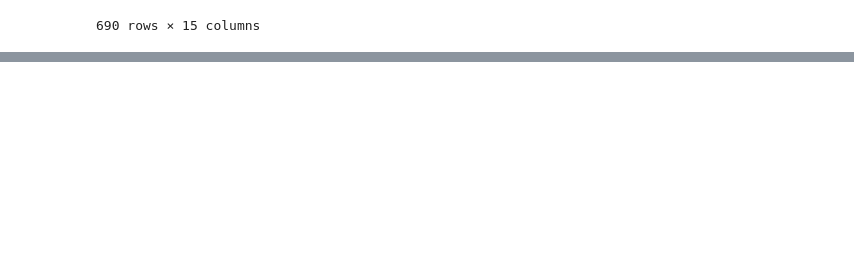
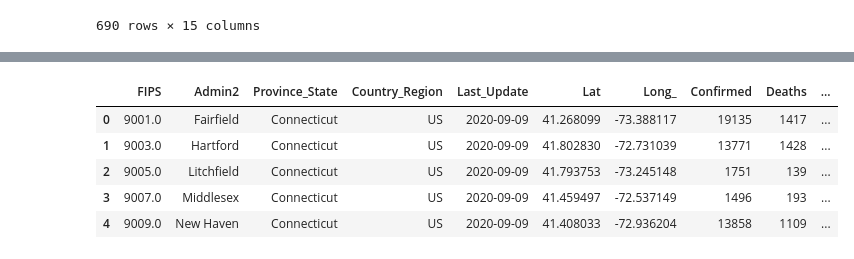
Before and after one commit to xinyi0351/Fall2020-Project2-group10, a Jupyter notebook: output/[project2] combine datasets.ipynb, the cells around one changed output, grey strips where cells are left out. Cells and saved outputs as stored; diff of their text form; code cells hidden in the pictures; blank space fills up the shorter version.

```diff
--- a/output/[project2] combine datasets.ipynb
+++ b/output/[project2] combine datasets.ipynb
@@ -83,0 +98,11 @@ out.to_csv('startdate_enddate.csv',index=False,encoding='utf-8-sig')
+# %%
+w2 = pd.read_csv('week2cleaned.csv')
+w2.columns = w1.columns
+w2.head()
+# %% [output]
+|  | FIPS | Admin2 | Province_State | Country_Region | Last_Update | Lat | Long_ | Confirmed | Deaths | ... |
+| 0 | 9001.0 | Fairfield | Connecticut | US | 2020-09-09 | 41.268099 | -73.388117 | 19135 | 1417 | ... |
+| 1 | 9003.0 | Hartford | Connecticut | US | 2020-09-09 | 41.802830 | -72.731039 | 13771 | 1428 | ... |
+| 2 | 9005.0 | Litchfield | Connecticut | US | 2020-09-09 | 41.793753 | -73.245148 | 1751 | 139 | ... |
+| 3 | 9007.0 | Middlesex | Connecticut | US | 2020-09-09 | 41.459497 | -72.537149 | 1496 | 193 | ... |
+| 4 | 9009.0 | New Haven | Connecticut | US | 2020-09-09 | 41.408033 | -72.936204 | 13858 | 1109 | ... |
```
Also changed, not shown: parts of 12 cells of this notebook, 8 other files.
